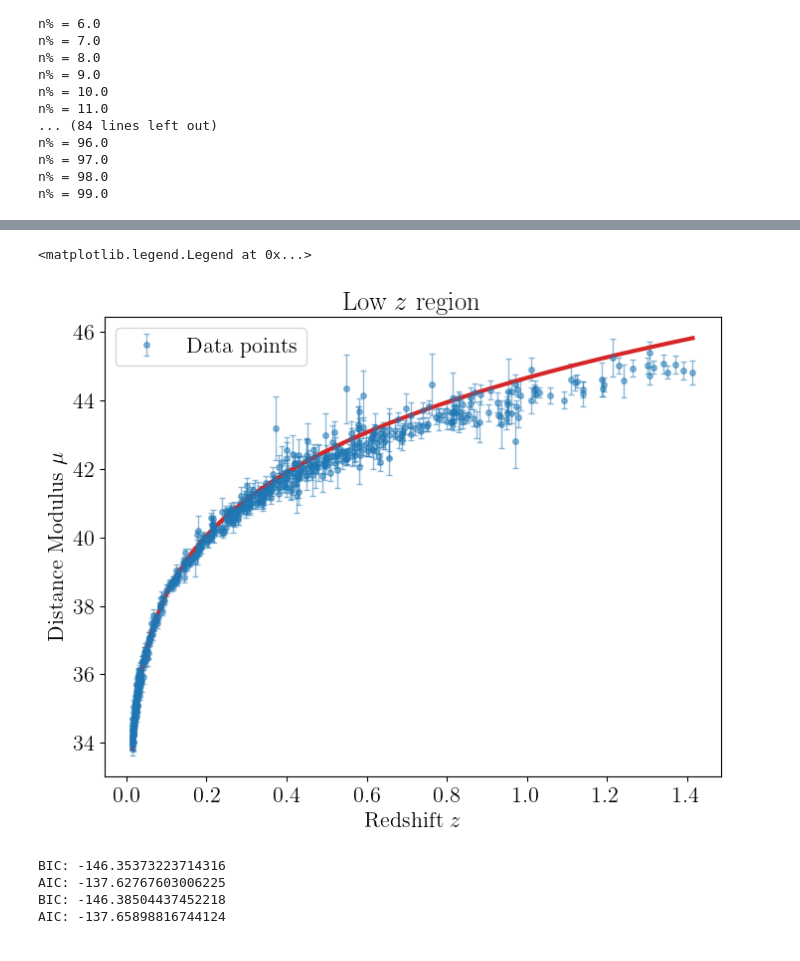
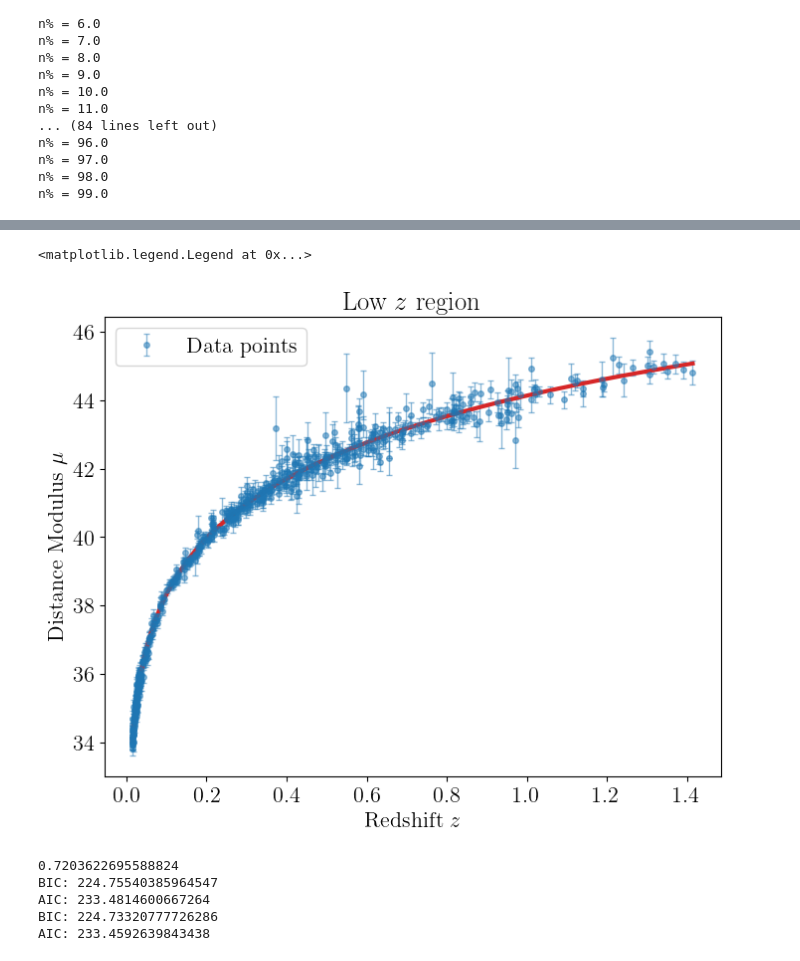
Before and after one commit to j-haralds/Advanced_sim, a Jupyter notebook: proj1_shared/proj1_2_jonatan.ipynb, the cells around one changed output, grey strips where cells are left out. Cells and saved outputs as stored; diff of their text form; code cells hidden in the pictures.

```diff
--- a/proj1_shared/proj1_2_jonatan.ipynb
+++ b/proj1_shared/proj1_2_jonatan.ipynb
@@ -122,10 +122,15 @@ def get_q0(Om_M,Om_lam):
 
 
 def E(theta, z):
-    Om_lam = theta[0]
-    w = theta[1]
-    if w is None:
+
+    try:
+        Om_lam = theta[0]
+        w = theta[1]
+    except:
+        Om_lam = theta
         w = -1
+
+
     #Om_lam = get_Om_lam(lam,H)
     Om_M = 1- Om_lam #get_Om_M(lam,H,Om_k)
     E = Om_M * (1 + z)**3 + Om_lam * (1 + z)**(3 * (1 + w))
@@ -137,10 +142,11 @@ def model(theta, z):
     H0 = 70
     d = np.zeros_like(z)
     for zi,i in zip(z,range(len(z))):
-        z_p = np.linspace(np.min(df['z'])*0.1, zi, 1000)
-        d[i] = c * (1+zi) * np.trapezoid(1 / (H0 * E(theta,z_p)),z_p)
+        z_p = np.linspace(0, zi, 1000)
+        d[i] = c * (1+zi) * np.trapezoid(y = 1 / (H0 * np.sqrt(E(theta,z_p))),x = z_p)
     #print(f'I={np.trapezoid(1 / (H0 * E(theta,z_p)),z_p)}')
     mu = d_to_mu(d)
+
     return mu
 # %%
 def log_likelihood(theta, z, mu, sig_mu, opt = False):
@@ -150,17 +156,18 @@ def log_likelihood(theta, z, mu, sig_mu, opt = False):
     mu - found in data frame
     sig_m - found in data frame
     '''
-    sigma2 = 0.2
+    sigma2 = 1
 
     s2 = sig_mu**2# + theta[2]**2
     Nd = len(mu)
-    weight = 1 / s2 * 1 / Nd
+    weight = 1 / s2# * 1 / Nd
     W = np.diag(weight)
     #print(np.max(W))
     y = mu
     mu_model = model(theta,z)
 
-    log_like = -0.5 * (y - mu_model).T @ W @ (y - mu_model) + 0.5 * np.log(np.linalg.det(W)) - Nd * (np.sum(np.log(2 * np.pi * sigma2))/2)
+    #log_like = -0.5 * (y - mu_model).T @ W @ (y - mu_model) - 0.5 * np.log(np.linalg.det(W)) - Nd * (np.sum(np.log(2 * np.pi))/2)
+    log_like = -Nd/2 * np.log(2 * np.pi) - np.sum(np.log(sig_mu)) - 0.5 * np.sum((y - mu_model)**2 / (sig_mu**2) )
     if opt:
         return -log_like
     else:
@@ -188,0 +198,10 @@ print(np.exp(log_likelihood([Ω,w_hat],z,mu,mu_err)))
+# %%
+theta_0 = 1
+
+res = scipy.optimize.minimize(log_likelihood, theta_0, args=(z,mu,mu_err,True))
+#print(res)
+Ω = res['x']
+print(f'Ω = {res['x'][0]:.3f}')
+
+
+print(np.exp(log_likelihood(Ω,z,mu,mu_err)))
@@ -246,16 +292,16 @@ plt.show()
 # %%
-theta_0 = [1,-1]
+theta_0 = [Ω,w_hat]
 
 plt.figure(figsize=(8,6))
 plt.errorbar(z,mu,yerr=mu_err,color='tab:blue',alpha=0.5,fmt='o',markersize=4,elinewidth=1,capsize=2,label='Data points')
 plt.xlabel('Redshift $z$')
 plt.ylabel('Distance Modulus $\\mu$')
 plt.title('Low $z$ region')
 plt.plot(np.sort(z),model(theta_0,np.sort(z)),color='tab:red',lw = 3)
 plt.legend()
 # %% [output]
 <matplotlib.legend.Legend at 0x...>
-[figure, old version]
+[figure, new version]
 # %%
 def bic(theta, z, mu, mu_err):
     Np = len(theta)
@@ -267,13 +313,16 @@ def aic(theta, z, mu, mu_err):
     return 2 * log_likelihood(theta, z, mu, mu_err) - 2 * Np
 
 
+print(Ω)
+
 print(f'BIC: {bic([Ω,w_hat],z,mu,mu_err)}')
 print(f'AIC: {aic([Ω,w_hat],z,mu,mu_err)}')
 
 print(f'BIC: {bic([Ω,-1],z,mu,mu_err)}')
 print(f'AIC: {aic([Ω,-1],z,mu,mu_err)}')
 # %% [output]
-BIC: -146.35373223714316
-AIC: -137.62767603006225
-BIC: -146.38504437452218
-AIC: -137.65898816744124
+0.7203622695588824
+BIC: 224.75540385964547
+AIC: 233.4814600667264
+BIC: 224.73320777726286
+AIC: 233.4592639843438
```
Also changed, not shown: parts of 10 cells of this notebook, 2 other files.
